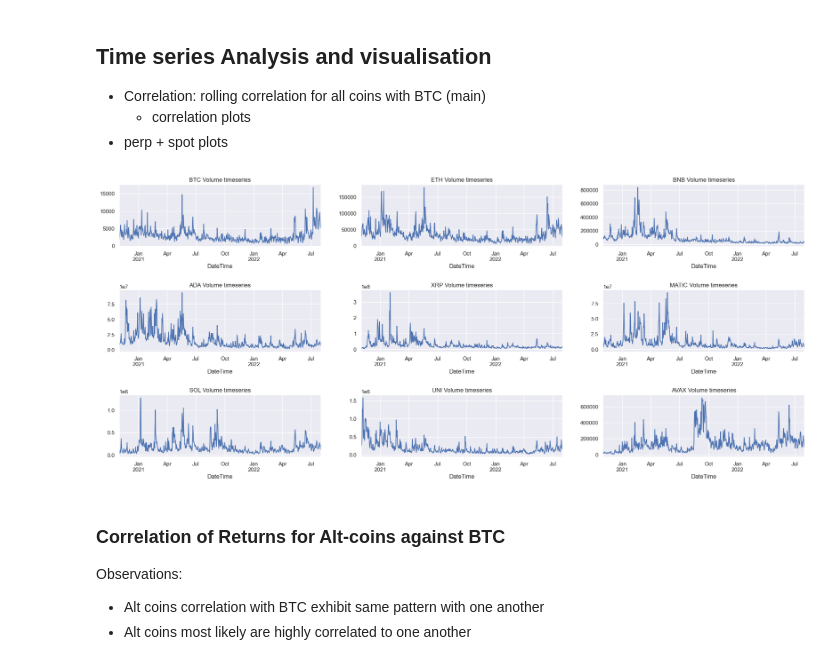
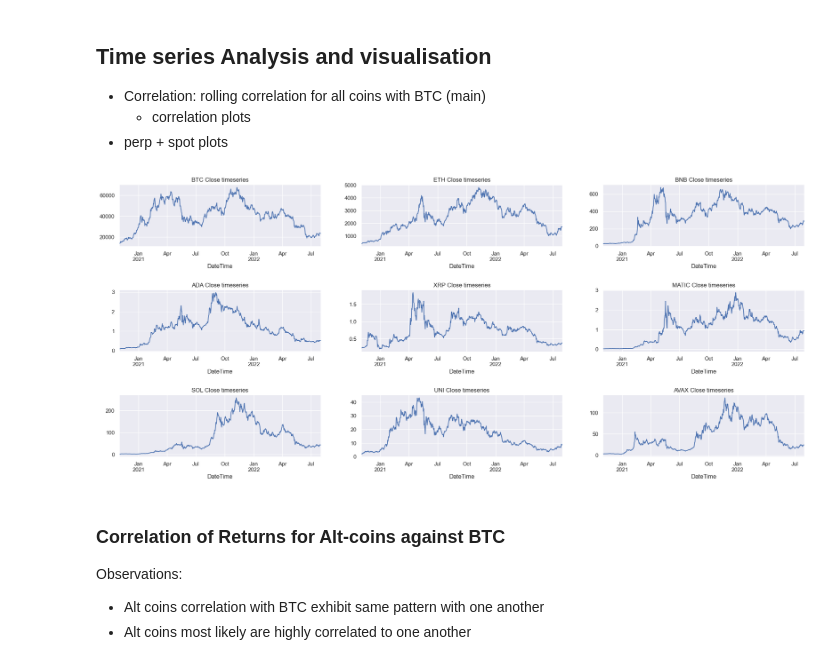
Before and after one commit to regression-gerry/hurst_capstone, a Jupyter notebook: notebooks/rescaled_range_analysis.ipynb, the cells around one changed output. Cells and saved outputs as stored; diff of their text form; code cells hidden in the pictures.

```diff
--- a/notebooks/rescaled_range_analysis.ipynb
+++ b/notebooks/rescaled_range_analysis.ipynb
@@ -265,6 +267,20 @@ class Wrangle:
         for series, ax in zip(coins_data_list, axes.ravel()):
             series.plot(ax=ax)
             ax.set_title(f'{series.name} {column_name} timeseries')
+
+    @staticmethod
+    def get_corr_heatmap_altcoins(ticker_dict: dict, plot=False):
+        to_concat = [ticker_dict[ticker]['spot']['Close'].rename(ticker) for ticker in ticker_dict.keys() if ticker != 'BTC']
+        df = pd.concat(to_concat, axis=1)
+        df = pd.DataFrame(preprocessing.MinMaxScaler().fit_transform(df), index=df.index, columns=df.columns)
+        to_concat = [seasonal_decompose(df[column]).trend.rename(column) for column in df.columns]
+        df_corr = pd.concat(to_concat, axis=1).corr()
+
+        if plot:
+            sns.clustermap(df_corr, annot=True, square=True)
+        else:
+            mean_corr = np.nanmean(df_corr.replace(1, np.NaN))
+            return df_corr, mean_corr
 # %% [markdown]
 ## Time series Analysis and visualisation
 - Correlation: rolling correlation for all coins with BTC (main)
@@ -272,9 +288,9 @@ class Wrangle:
 - perp + spot plots
 # %%
 %matplotlib inline
-Wrangle.plot_all_series(df_spot, df_perp, '2020-11-01', '2022-08-01', 'Volume', resample_period='D')
+Wrangle.plot_all_series(df_spot, df_perp, '2020-11-01', '2022-08-01', 'Close', resample_period='D')
 # %% [output]
-[figure, old version]
+[figure, new version]
 # %% [markdown]
 ### Correlation of Returns for Alt-coins against BTC
 
```
Also changed, not shown: parts of 7 cells of this notebook.
